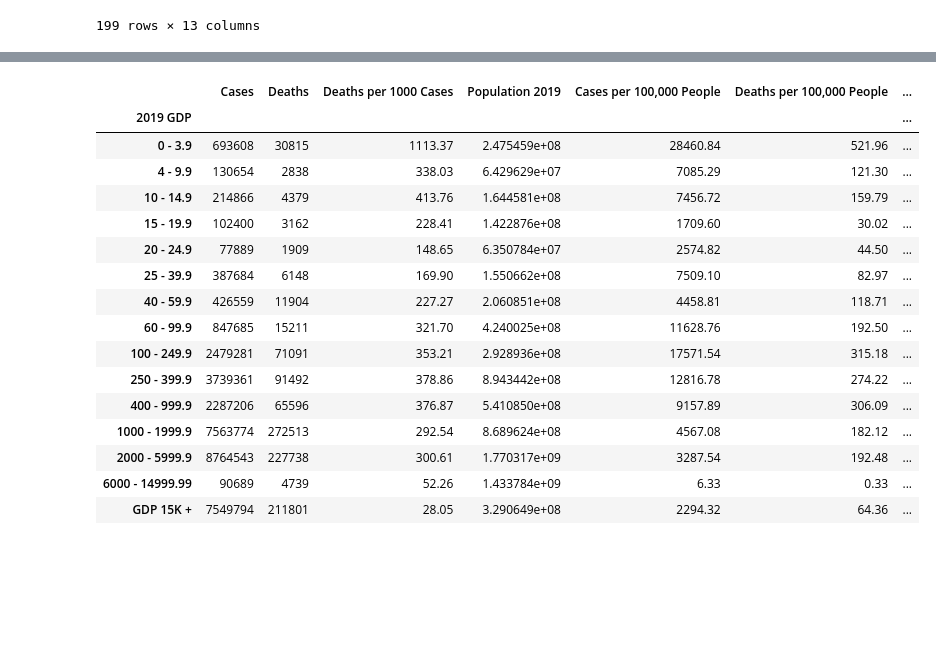
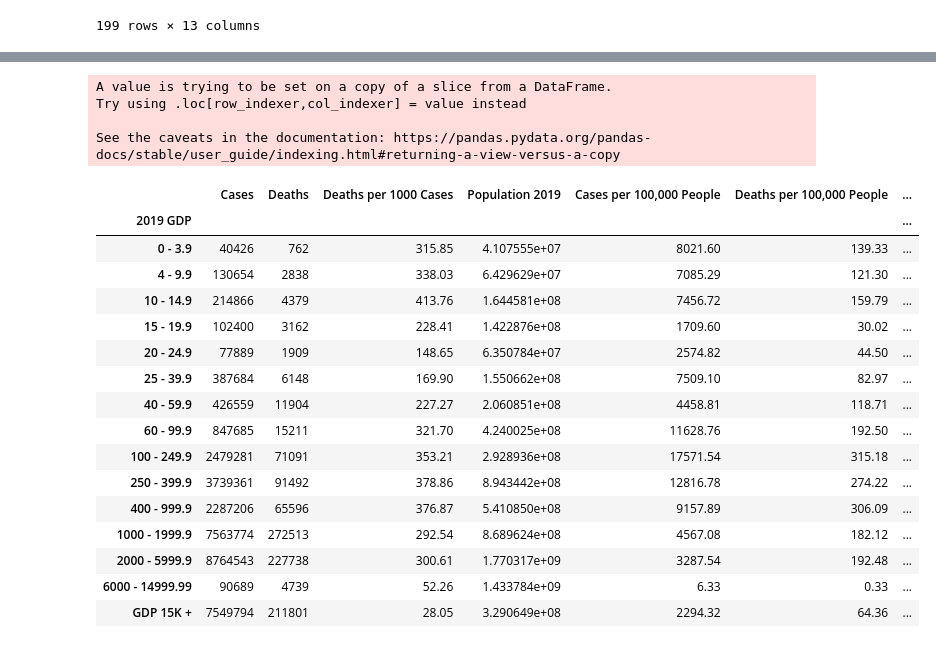
Before and after one commit to AustinRCole/COVID_Lat_GDP_analysis, a Jupyter notebook: GDP_Data_Analysis.ipynb, the cells around one changed output, grey strips where cells are left out. Drawn from its saved outputs; the diff is of its cells as text; code cells hidden in the pictures; blank space fills up the shorter version.

```diff
--- a/GDP_Data_Analysis.ipynb
+++ b/GDP_Data_Analysis.ipynb
@@ -198,3 +198,6 @@ Final_data.sort_values('2019 GDP in Billions', ascending = False)
 199 rows × 13 columns
 # %%
 Final_data.to_csv('Resources/COVID_final_data.csv',index=True)
+# %%
+Final_data_two = Final_data.loc[Final_data['2019 GDP in Billions'] > 0]
+Final_data_two.sort_values('2019 GDP in Billions')
@@ -201,17 +218,21 @@ Final_data.to_csv('Resources/COVID_final_data.csv',index=True)
 # %%
 bins = [0, 4, 10, 15, 20, 25, 40, 60, 100, 250, 400, 1000, 2000, 6000, 21000, 35000]
 labels = ['0 - 3.9', '4 - 9.9', '10 - 14.9', '15 - 19.9', '20 - 24.9',
           '25 - 39.9', '40 - 59.9', '60 - 99.9', '100 - 249.9', '250 - 399.9',
           '400 - 999.9', '1000 - 1999.9', '2000 - 5999.9', '6000 - 14999.99', 'GDP 15K +']
 
-Final_data['2019 GDP'] = pd.cut(Final_data['2019 GDP in Billions'], bins, labels=labels, include_lowest=True)
-Final_GDPdata = Final_data.groupby('2019 GDP')
+Final_data_two['2019 GDP'] = pd.cut(Final_data_two['2019 GDP in Billions'], bins, labels=labels, include_lowest=True)
+Final_GDPdata = Final_data_two.groupby('2019 GDP')
 Final_GDP = Final_GDPdata.sum()
 Final_GDP
 # %% [output]
+A value is trying to be set on a copy of a slice from a DataFrame.
+Try using .loc[row_indexer,col_indexer] = value instead
+
+See the caveats in the documentation: https://pandas.pydata.org/pandas-docs/stable/user_guide/indexing.html#returning-a-view-versus-a-copy
 |  | Cases | Deaths | Deaths per 1000 Cases | Population 2019 | Cases per 100,000 People | Deaths per 100,000 People | ... |
 | 2019 GDP |  |  |  |  |  |  | ... |
-| 0 - 3.9 | 693608 | 30815 | 1113.37 | 2.475459e+08 | 28460.84 | 521.96 | ... |
+| 0 - 3.9 | 40426 | 762 | 315.85 | 4.107555e+07 | 8021.60 | 139.33 | ... |
 | 4 - 9.9 | 130654 | 2838 | 338.03 | 6.429629e+07 | 7085.29 | 121.30 | ... |
 | 10 - 14.9 | 214866 | 4379 | 413.76 | 1.644581e+08 | 7456.72 | 159.79 | ... |
 | 15 - 19.9 | 102400 | 3162 | 228.41 | 1.422876e+08 | 1709.60 | 30.02 | ... |
```
Also changed, not shown: parts of 12 cells of this notebook.
